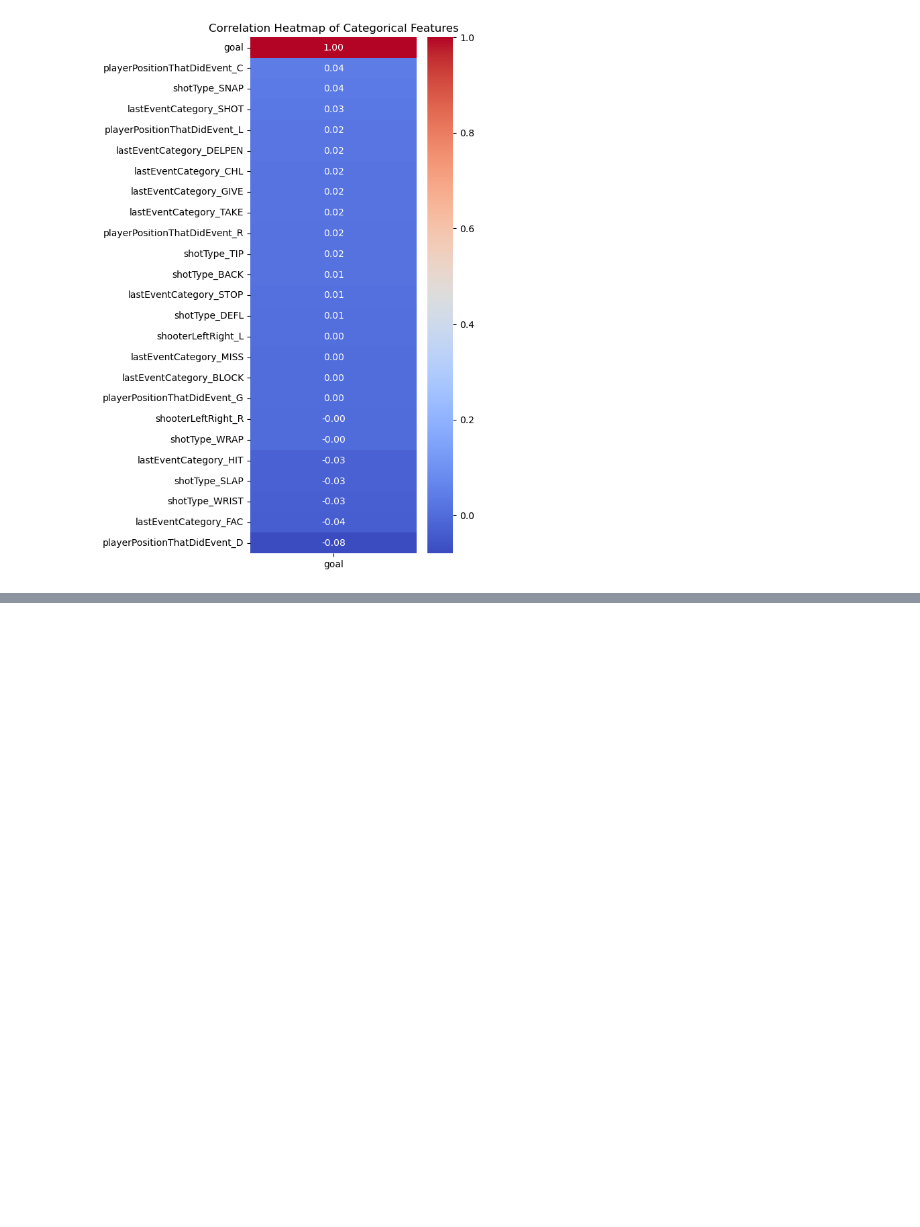
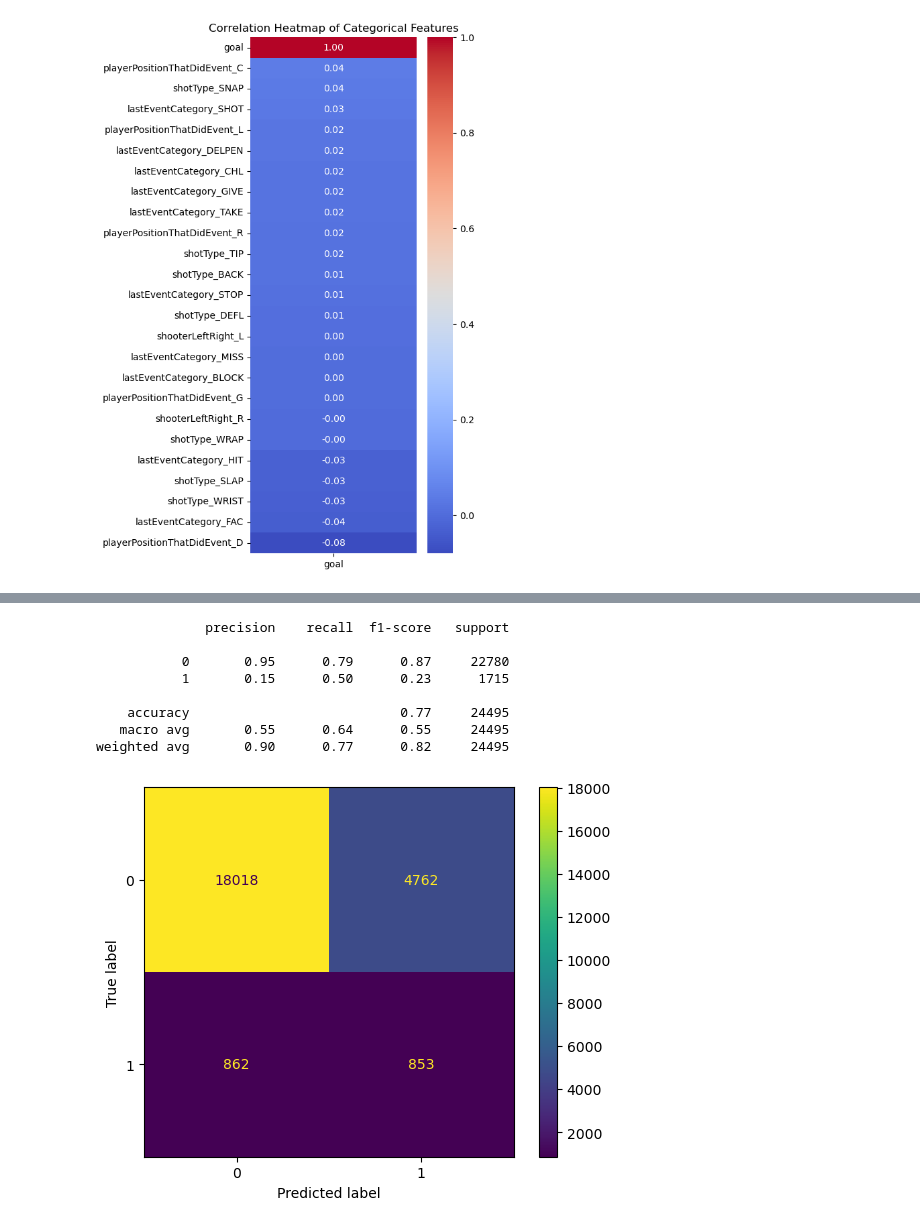
Before and after one commit to siqbal21/NHL-Shot-Probability-Machine-Learning-Model, a Jupyter notebook: xg_model.ipynb, the cells around one changed output, grey strips where cells are left out. Saved outputs shown, nothing was run; the diff lists cells and outputs as text; code cells hidden in the pictures; blank space fills up the shorter version.

```diff
--- a/xg_model.ipynb
+++ b/xg_model.ipynb
@@ -468,8 +565,8 @@ Text(0.5, 1.0, 'Correlation Heatmap of Categorical Features')
 # %%
 numeric_features = ['shotDistance', 'shotAngleAdjusted', 'shotRebound', 'offWing', 'shootingTeamSkaters', 'defendingTeamSkaters', 'period', 'distanceFromLastEvent', 'scoreDifferential']
-categorical_features = ['shotType', 'lastEventCategory']
-X = df[numeric_features + categorical_features]
-X = pd.get_dummies(X, columns=['shotType', 'lastEventCategory'], drop_first=True, dtype=int)
+categorical_features = ['shotType']
+X = df[numeric_features + categorical_features] # Split the dataframe into goals and no goals and take a random sample of 75% goals and 25% goals
+X = pd.get_dummies(X, columns=['shotType'], dtype=int)
 X.head()
 # %% [output]
 |  | shotDistance | shotAngleAdjusted | shotRebound | offWing | shootingTeamSkaters | defendingTeamSkaters | ... |
@@ -513,0 +603,24 @@ Brier Score: 0.0623
+# %%
+actual = y_test
+predicted = lr_model.predict(X_test)
+
+threshold = 0.1
+y_pred_custom = (y_probability >= threshold).astype(int)
+print(classification_report(y_test, y_pred_custom))
+
+confusion_matrix = metrics.confusion_matrix(actual, y_pred_custom)
+
+cm_display = metrics.ConfusionMatrixDisplay(confusion_matrix = confusion_matrix, display_labels = [0, 1])
+
+cm_display.plot()
+plt.show()
+# %% [output]
+              precision    recall  f1-score   support
+
+           0       0.95      0.79      0.87     22780
+           1       0.15      0.50      0.23      1715
+
+    accuracy                           0.77     24495
+   macro avg       0.55      0.64      0.55     24495
+weighted avg       0.90      0.77      0.82     24495
+[figure, added]
```
Also changed, not shown: parts of 67 cells of this notebook.
